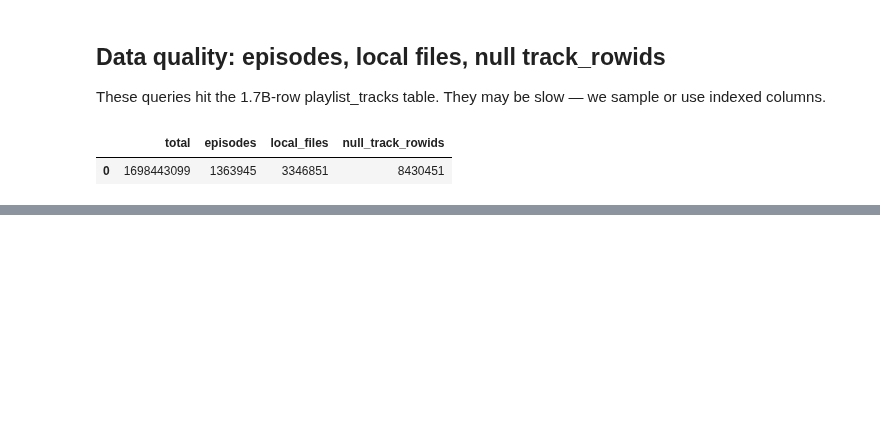
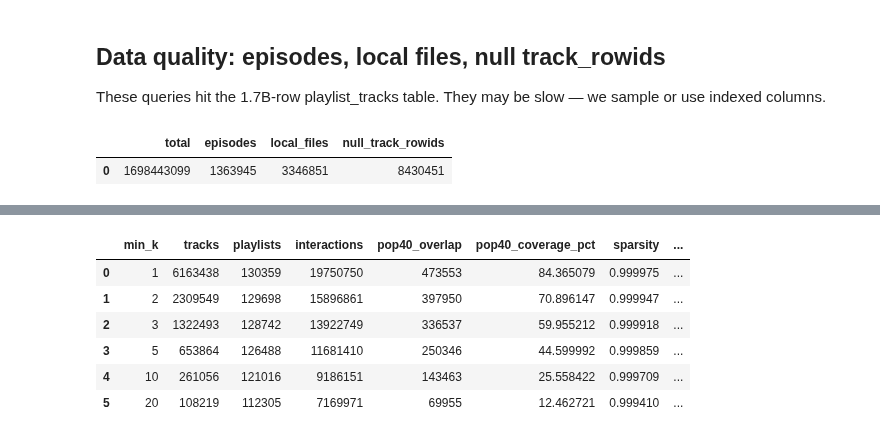
Before and after one commit to peppedilillo/toposonico, a Jupyter notebook: notebooks/10_playlist_exploration.ipynb, the cells around one changed output, grey strips where cells are left out. Saved outputs shown, nothing was run; the diff lists cells and outputs as text; code cells hidden in the pictures; blank space fills up the shorter version.

```diff
--- a/notebooks/10_playlist_exploration.ipynb
+++ b/notebooks/10_playlist_exploration.ipynb
@@ -246,0 +335,35 @@ print("Done.")
+# %%
+MIN_INTERACTIONS_VALUES = [1, 2, 3, 5, 10, 20]
+
+rows = []
+for k in MIN_INTERACTIONS_VALUES:
+    surviving_tracks = track_counts[track_counts >= k]
+    surviving_ids = set(surviving_tracks.index)
+    filtered = interactions[interactions["track_rowid"].isin(surviving_ids)]
+    n_playlists = filtered["playlist_rowid"].nunique()
+    n_tracks = len(surviving_tracks)
+    n_interactions = len(filtered)
+    overlap = len(surviving_ids & training_track_ids)
+
+    rows.append({
+        "min_k": k,
+        "tracks": n_tracks,
+        "playlists": n_playlists,
+        "interactions": n_interactions,
+        "pop40_overlap": overlap,
+        "pop40_coverage_pct": 100 * overlap / len(training_track_ids),
+        "sparsity": 1 - n_interactions / (n_playlists * n_tracks) if n_playlists * n_tracks > 0 else 1,
+        "avg_tracks_per_playlist": n_interactions / n_playlists if n_playlists > 0 else 0,
+        "avg_playlists_per_track": n_interactions / n_tracks if n_tracks > 0 else 0,
+    })
+
+kcore_df = pd.DataFrame(rows)
+kcore_df
+# %% [output]
+|  | min_k | tracks | playlists | interactions | pop40_overlap | pop40_coverage_pct | sparsity | ... |
+| 0 | 1 | 6163438 | 130359 | 19750750 | 473553 | 84.365079 | 0.999975 | ... |
+| 1 | 2 | 2309549 | 129698 | 15896861 | 397950 | 70.896147 | 0.999947 | ... |
+| 2 | 3 | 1322493 | 128742 | 13922749 | 336537 | 59.955212 | 0.999918 | ... |
+| 3 | 5 | 653864 | 126488 | 11681410 | 250346 | 44.599992 | 0.999859 | ... |
+| 4 | 10 | 261056 | 121016 | 9186151 | 143463 | 25.558422 | 0.999709 | ... |
+| 5 | 20 | 108219 | 112305 | 7169971 | 69955 | 12.462721 | 0.999410 | ... |
```
Also changed, not shown: parts of 12 cells of this notebook.
